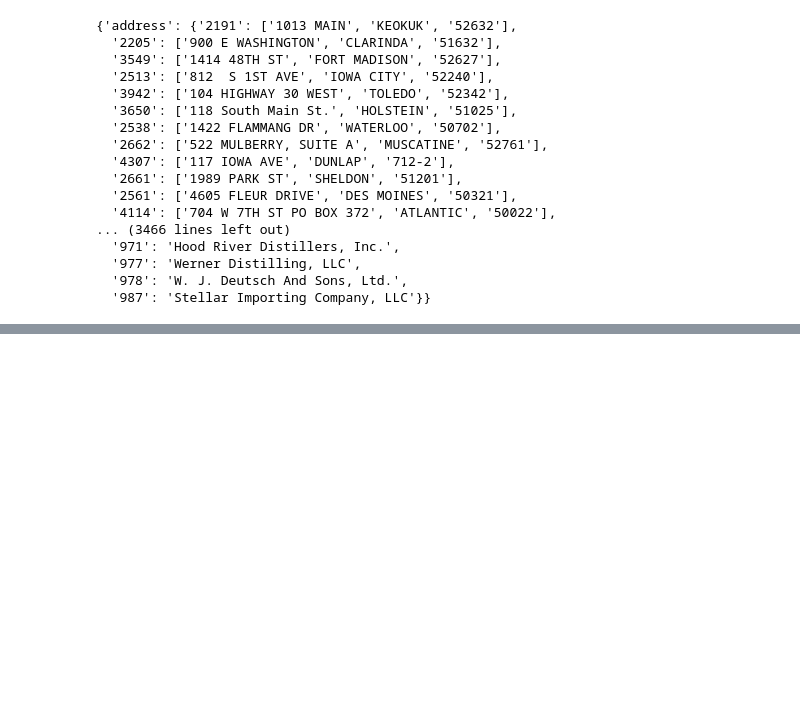
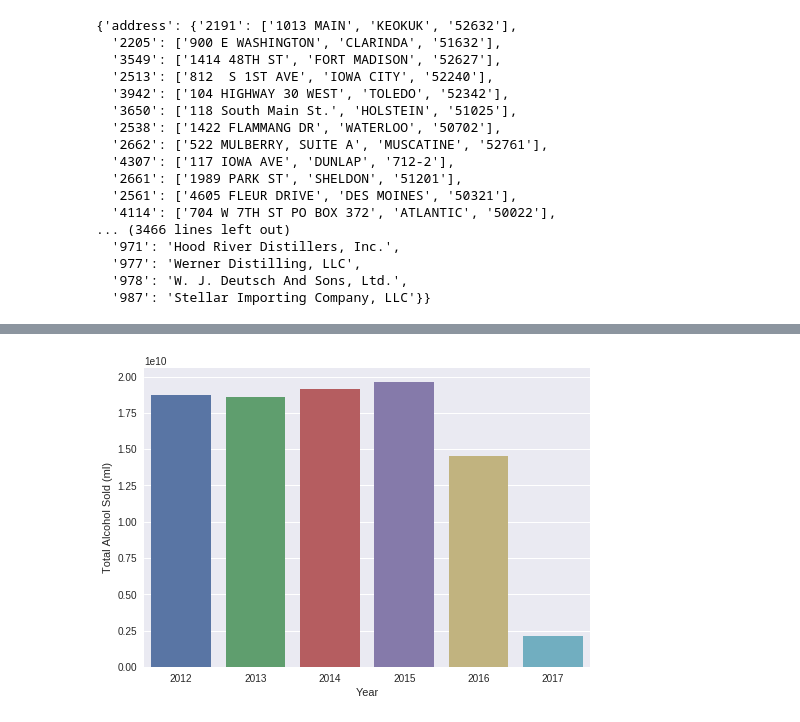
Before and after one commit to syedshabihhasan/IowaAlcoholSales, a Jupyter notebook: src/Notebooks/AlcoholSalesAnalysis.ipynb, the cells around one changed output, grey strips where cells are left out. Cells and saved outputs as stored; diff of their text form; code cells hidden in the pictures; blank space fills up the shorter version.

Commit message:
some plots

```diff
--- a/src/Notebooks/AlcoholSalesAnalysis.ipynb
+++ b/src/Notebooks/AlcoholSalesAnalysis.ipynb
@@ -50,0 +42,7 @@ all_dict
+# %%
+col_names = df.columns
+col_names_cleaned = col_names.map(lambda x: x.lower().replace(" number", "").replace(" ", "_").replace("(", "").replace(")", ""))
+print(col_names)
+print(col_names_cleaned)
+df.columns = col_names_cleaned
+df.head()
@@ -50,0 +66,4 @@ all_dict
+# %%
+import numpy as np
+df["volume_sold_ml"] = np.multiply(df["bottle_volume_ml"], df["bottles_sold"])
+df.head()
@@ -50,0 +79,3 @@ all_dict
+# %%
+df["year"] = df.apply(lambda x: x["date"].split("/")[-1], axis=1)
+df.head()
@@ -50,0 +94,3 @@ all_dict
+# %%
+total_alcohol_sold = pd.DataFrame({"total_alcohol_sold": df.groupby(["year"])["volume_sold_ml"].sum()}).reset_index()
+total_alcohol_sold
@@ -50,0 +105,7 @@ all_dict
+# %%
+sns.barplot(x="year", y="total_alcohol_sold", data=total_alcohol_sold)
+plt.xlabel("Year")
+plt.ylabel("Total Alcohol Sold (ml)")
+plt.show()
+# %% [output]
+[figure, added]
```
Also changed, not shown: parts of 11 cells of this notebook.
